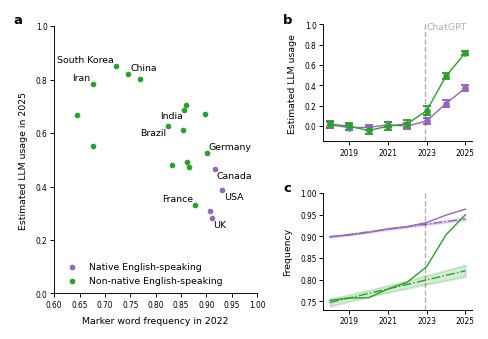
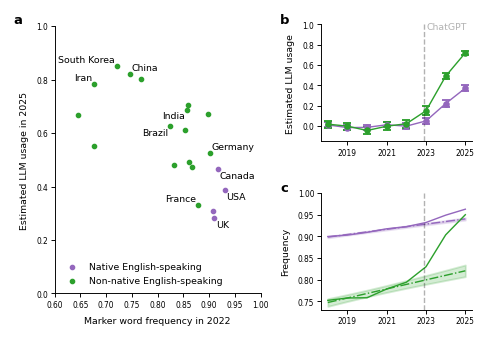
Code edit (unified diff) that turned the first committed figure into the second:
--- before
+++ after
@@ -1,5 +1,5 @@
 # Version 1
 
-fig = plt.figure(figsize=(3.5, 2.4), constrained_layout=False)
+fig = plt.figure(figsize=(3.5, 2.4), constrained_layout=True)
 
 # Main layout:
@@ -10,9 +10,9 @@
     width_ratios=[1, 1],
     figure=fig,
-    left=0.06,
-    right=0.99,
-    bottom=0.18,
-    top=0.95,
-    wspace=0.1,
+    # left=0.06,
+    # right=0.99,
+    # bottom=0.18,
+    # top=0.95,
+    # wspace=0.1,
 )
 # Large panel 1

Commit: fix countries